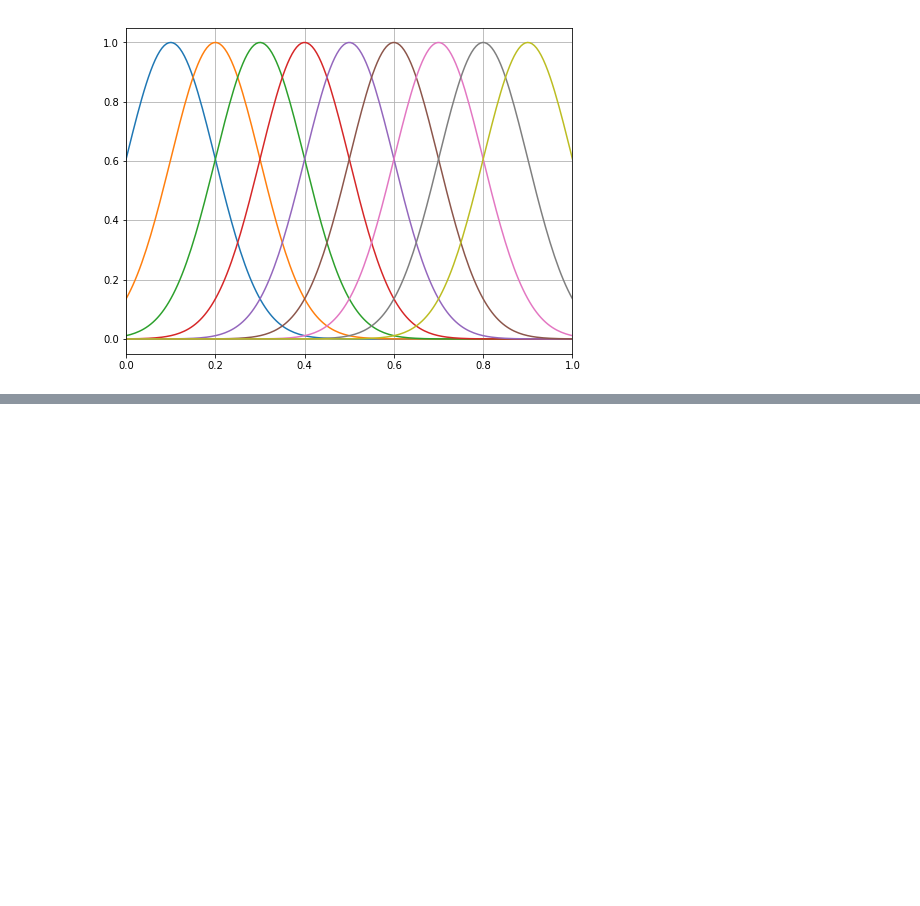
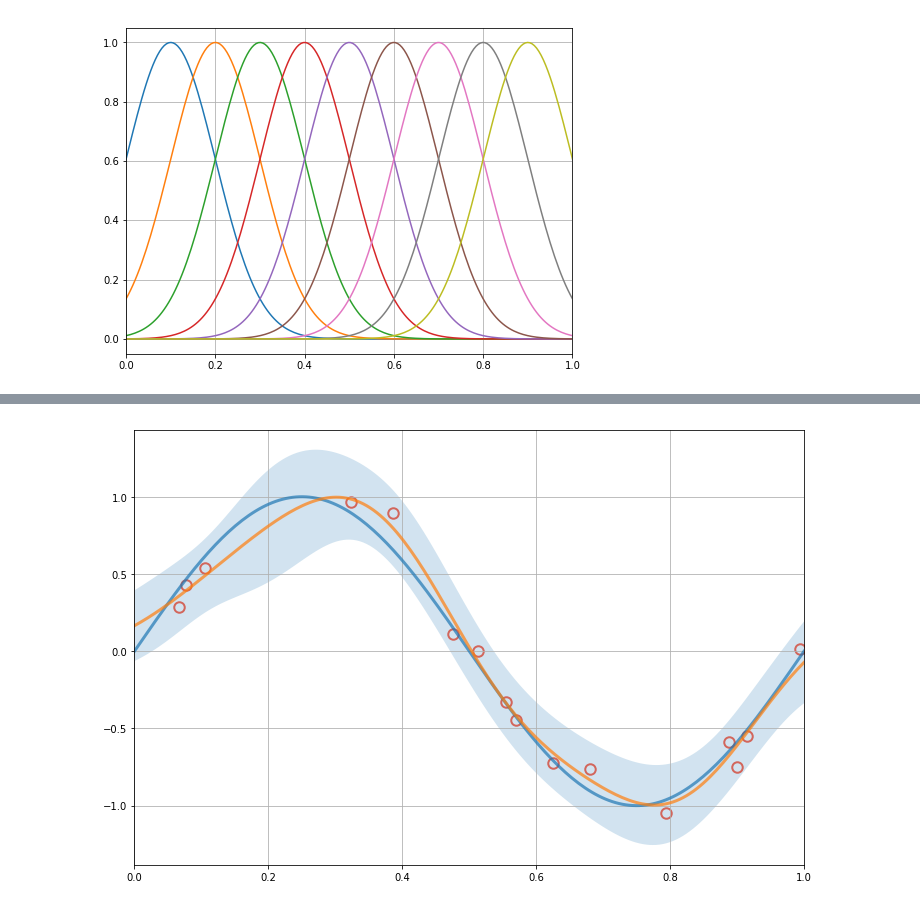
Before and after one commit to sharijyu/sandbox, a Jupyter notebook: Baysian_Linear_Regression.ipynb, the cells around one changed output, grey strips where cells are left out. Cells and saved outputs as stored; diff of their text form; code cells hidden in the pictures; blank space fills up the shorter version.

```diff
--- a/Baysian_Linear_Regression.ipynb
+++ b/Baysian_Linear_Regression.ipynb
@@ -118,0 +199,5 @@ plt.show()
+# %%
+drawImage(x_rand[0:16])
+plt.show()
+# %% [output]
+[figure, added]
```
Also changed, not shown: parts of 10 cells of this notebook.
